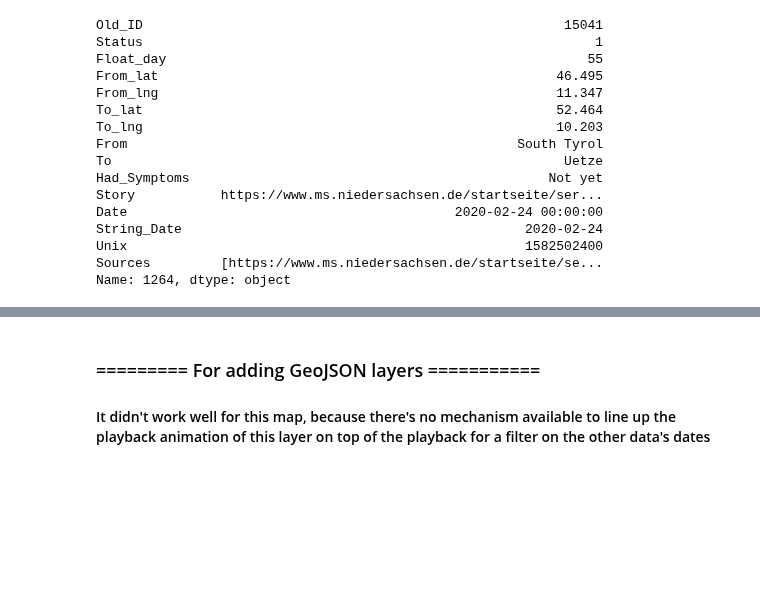
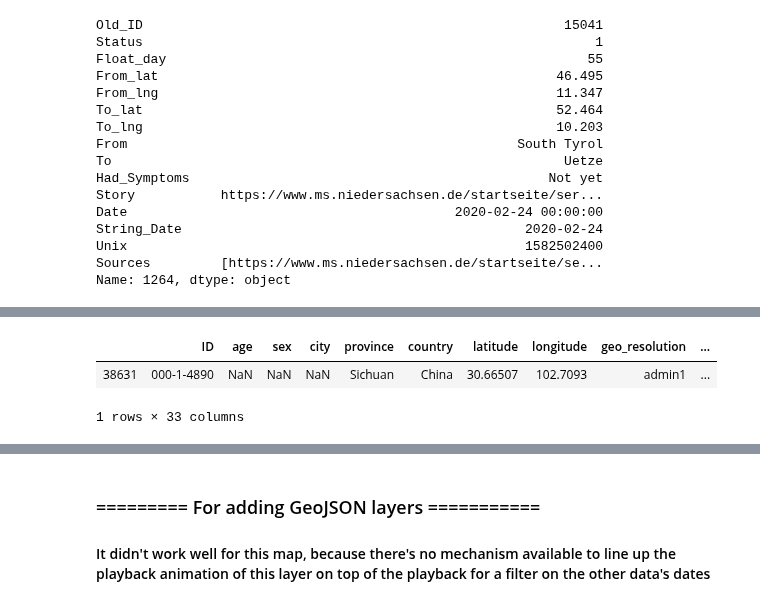
Before and after one commit to ebhtra/springboard, a Jupyter notebook: capstone_2/Map_Sick_Travelers.ipynb, the cells around one changed output, grey strips where cells are left out. Drawn from its saved outputs; the diff is of its cells as text; code cells hidden in the pictures; blank space fills up the shorter version.

```diff
--- a/capstone_2/Map_Sick_Travelers.ipynb
+++ b/capstone_2/Map_Sick_Travelers.ipynb
@@ -551,0 +559,6 @@ Name: 1264, dtype: object
+# %%
+updated[updated.ID == '000-1-4890']
+# %% [output]
+|  | ID | age | sex | city | province | country | latitude | longitude | geo_resolution | ... |
+| 38631 | 000-1-4890 | NaN | NaN | NaN | Sichuan | China | 30.66507 | 102.7093 | admin1 | ... |
+1 rows × 33 columns
```
Also changed, not shown: parts of 10 cells of this notebook, 2 other files.
